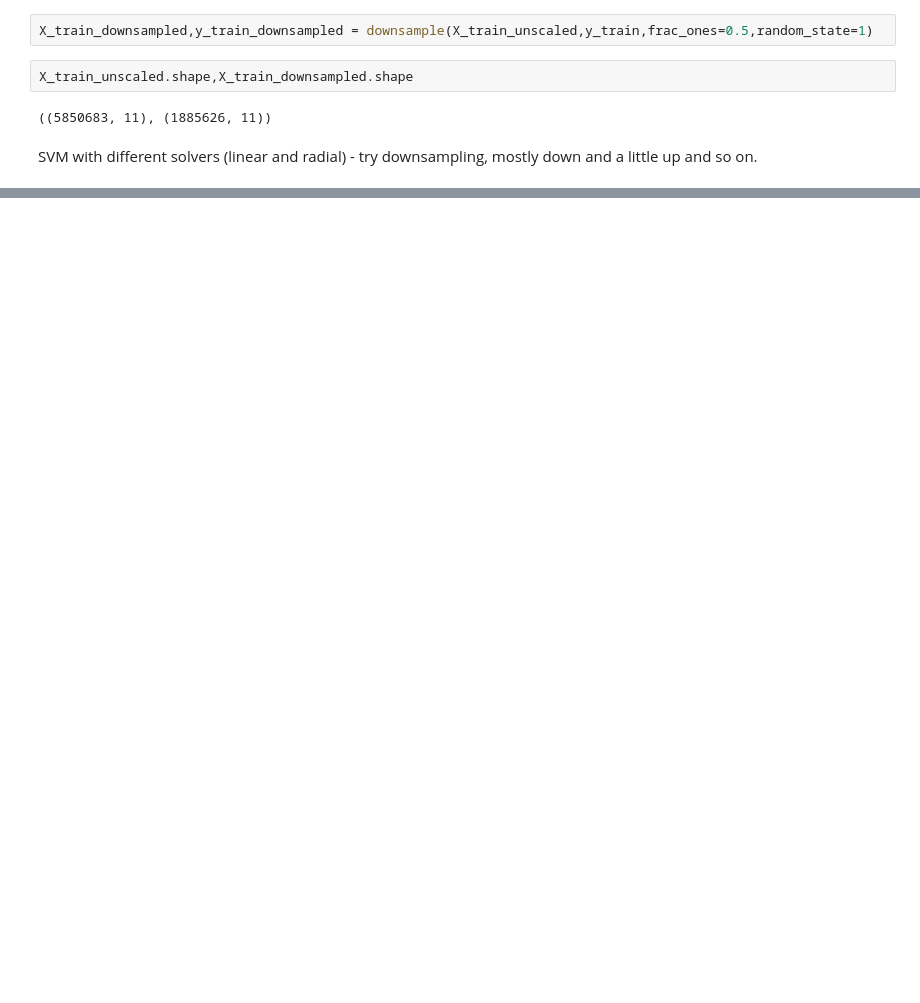
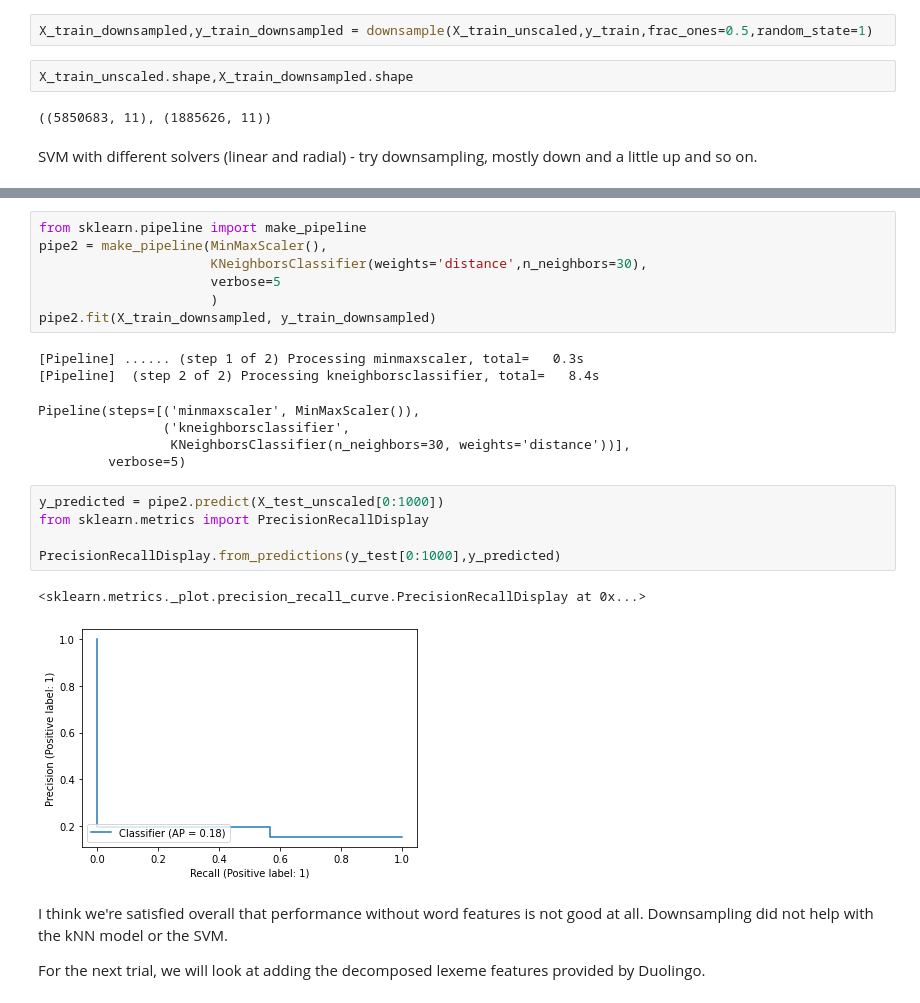
Before and after one commit to rts1988/Duolingo_spaced_repetition, a Jupyter notebook: Duolingo_no_wordfeatures_trial1.ipynb, the cells around one changed output, grey strips where cells are left out. Cells and saved outputs as stored; diff of their text form; blank space fills up the shorter version.

```diff
--- a/Duolingo_no_wordfeatures_trial1.ipynb
+++ b/Duolingo_no_wordfeatures_trial1.ipynb
@@ -673,0 +727,26 @@ then try SGD classifier.
+# %%
+from sklearn.pipeline import make_pipeline
+pipe2 = make_pipeline(MinMaxScaler(),
+                      KNeighborsClassifier(weights='distance',n_neighbors=30),
+                      verbose=5
+                      )
+pipe2.fit(X_train_downsampled, y_train_downsampled)
+# %% [output]
+[Pipeline] ...... (step 1 of 2) Processing minmaxscaler, total=   0.3s
+[Pipeline]  (step 2 of 2) Processing kneighborsclassifier, total=   8.4s
+Pipeline(steps=[('minmaxscaler', MinMaxScaler()),
+                ('kneighborsclassifier',
+                 KNeighborsClassifier(n_neighbors=30, weights='distance'))],
+         verbose=5)
+# %%
+y_predicted = pipe2.predict(X_test_unscaled[0:1000])
+from sklearn.metrics import PrecisionRecallDisplay
+
+PrecisionRecallDisplay.from_predictions(y_test[0:1000],y_predicted)
+# %% [output]
+<sklearn.metrics._plot.precision_recall_curve.PrecisionRecallDisplay at 0x...>
+[figure, added]
+# %% [markdown]
+I think we're satisfied overall that performance without word features is not good at all. Downsampling did not help with the kNN model or the SVM.
+
+For the next trial, we will look at adding the decomposed lexeme features provided by Duolingo.
```
Also changed, not shown: parts of 24 cells of this notebook.
